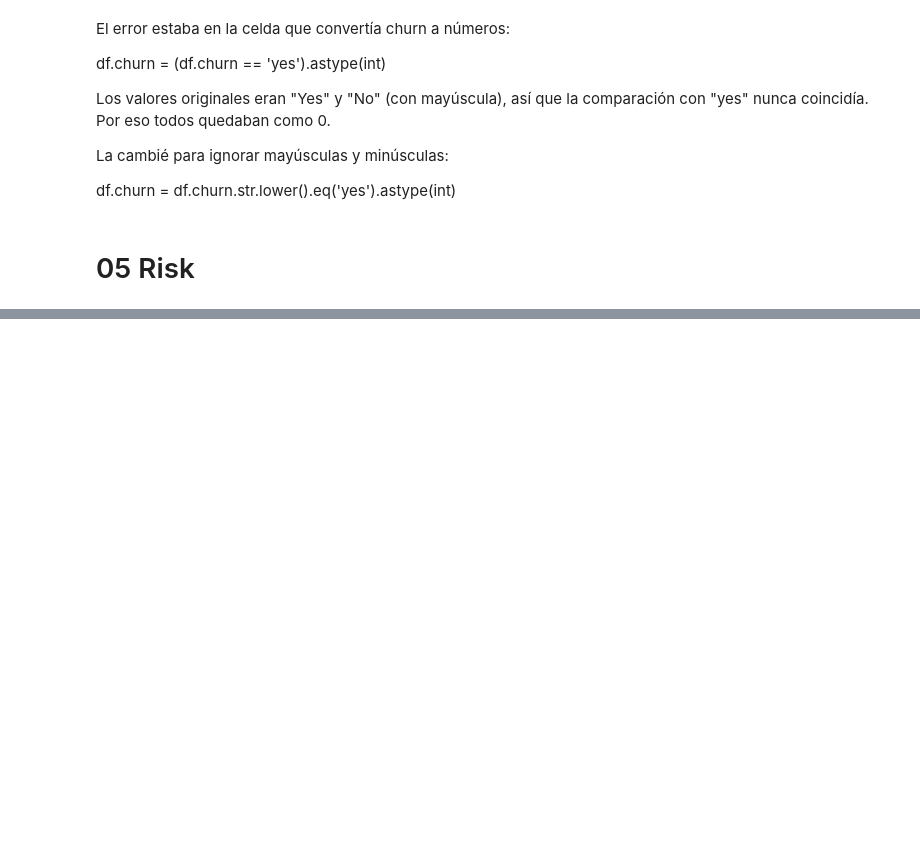
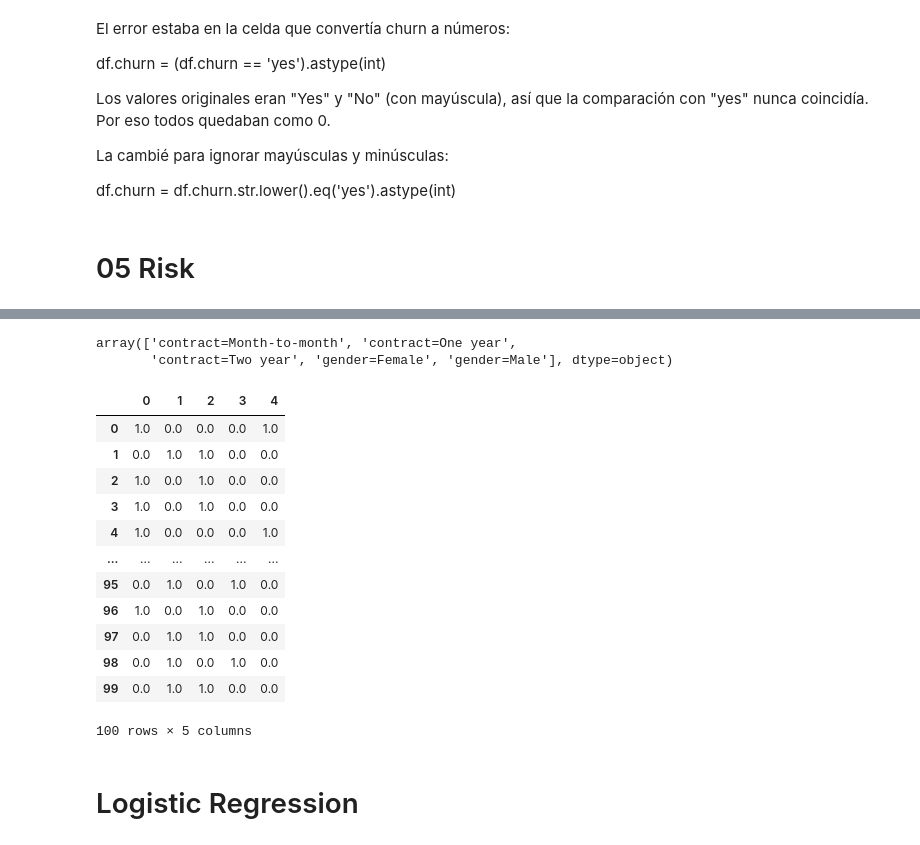
Before and after one commit to deimencart/ml-zoomcamp, a Jupyter notebook: Lesson3-Classification/H3_classification.ipynb, the cells around one changed output, grey strips where cells are left out. Saved outputs shown, nothing was run; the diff lists cells and outputs as text; code cells hidden in the pictures; blank space fills up the shorter version.

```diff
--- a/Lesson3-Classification/H3_classification.ipynb
+++ b/Lesson3-Classification/H3_classification.ipynb
@@ -281,0 +559,6 @@ df.churn = df.churn.str.lower().eq('yes').astype(int)
+# %%
+# The features are in order, aka month-to-month is the first column, one_year is the second column, etc.
+dv.get_feature_names_out()
+# %% [output]
+array(['contract=Month-to-month', 'contract=One year',
+       'contract=Two year', 'gender=Female', 'gender=Male'], dtype=object)
@@ -281,0 +576,24 @@ df.churn = df.churn.str.lower().eq('yes').astype(int)
+# %%
+test_3 = df_train[['gender','contract']].iloc[:100]
+from sklearn.preprocessing import OneHotEncoder
+enc = OneHotEncoder(handle_unknown = 'ignore')
+test_3 = enc.fit_transform(test_3)
+# %%
+test_3_display = pd.DataFrame(test_3.toarray())
+test_3_display
+# %% [output]
+|  | 0 | 1 | 2 | 3 | 4 |
+| 0 | 1.0 | 0.0 | 0.0 | 0.0 | 1.0 |
+| 1 | 0.0 | 1.0 | 1.0 | 0.0 | 0.0 |
+| 2 | 1.0 | 0.0 | 1.0 | 0.0 | 0.0 |
+| 3 | 1.0 | 0.0 | 1.0 | 0.0 | 0.0 |
+| 4 | 1.0 | 0.0 | 0.0 | 0.0 | 1.0 |
+| ... | ... | ... | ... | ... | ... |
+| 95 | 0.0 | 1.0 | 0.0 | 1.0 | 0.0 |
+| 96 | 1.0 | 0.0 | 1.0 | 0.0 | 0.0 |
+| 97 | 0.0 | 1.0 | 1.0 | 0.0 | 0.0 |
+| 98 | 0.0 | 1.0 | 0.0 | 1.0 | 0.0 |
+| 99 | 0.0 | 1.0 | 1.0 | 0.0 | 0.0 |
+100 rows × 5 columns
+# %% [markdown]
+# Logistic Regression
```
Also changed, not shown: parts of 90 cells of this notebook.
